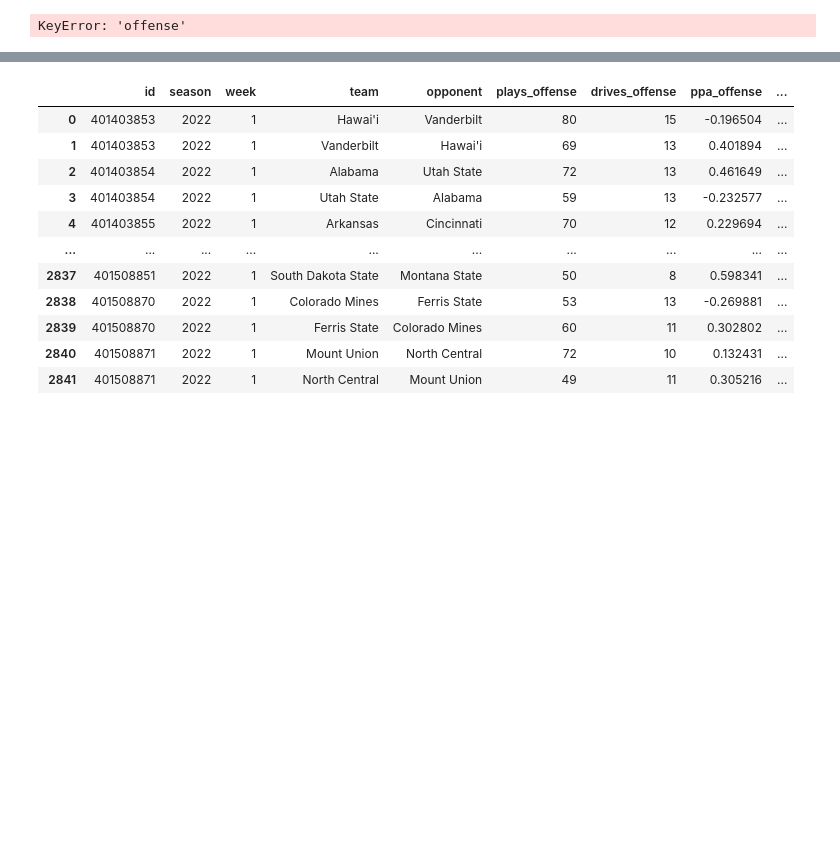
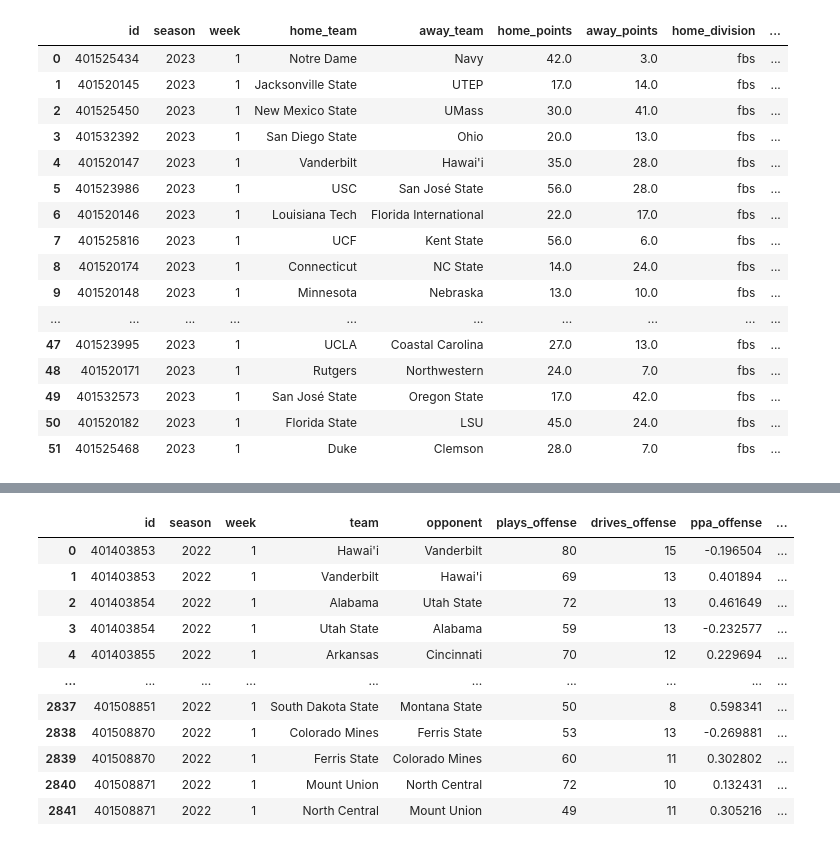
Before and after one commit to taylorlast/cfb-predictions, a Jupyter notebook: src/test_book.ipynb, the cells around one changed output, grey strips where cells are left out. Saved outputs shown, nothing was run; the diff lists cells and outputs as text; code cells hidden in the pictures; blank space fills up the shorter version.

Commit message:
updates as of week 4

```diff
--- a/src/test_book.ipynb
+++ b/src/test_book.ipynb
@@ -23,9 +23,27 @@ api_configs = load_configs(config_path=api_configs_path)
 # Auth API
 api_configuration = authenticate_api(api_key=api_configs["API_KEY"])
 # %%
-games = get_games(configuration=api_configuration, year=2022, only_fbs=True)
+games = get_games(configuration=api_configuration, year=2023, only_fbs=True, week=1)
+# %%
+games
+# %% [output]
+|  | id | season | week | home_team | away_team | home_points | away_points | home_division | ... |
+| 0 | 401525434 | 2023 | 1 | Notre Dame | Navy | 42.0 | 3.0 | fbs | ... |
+| 1 | 401520145 | 2023 | 1 | Jacksonville State | UTEP | 17.0 | 14.0 | fbs | ... |
+| 2 | 401525450 | 2023 | 1 | New Mexico State | UMass | 30.0 | 41.0 | fbs | ... |
+| 3 | 401532392 | 2023 | 1 | San Diego State | Ohio | 20.0 | 13.0 | fbs | ... |
+| 4 | 401520147 | 2023 | 1 | Vanderbilt | Hawai'i | 35.0 | 28.0 | fbs | ... |
+| 5 | 401523986 | 2023 | 1 | USC | San José State | 56.0 | 28.0 | fbs | ... |
+| 6 | 401520146 | 2023 | 1 | Louisiana Tech | Florida International | 22.0 | 17.0 | fbs | ... |
+| 7 | 401525816 | 2023 | 1 | UCF | Kent State | 56.0 | 6.0 | fbs | ... |
+| 8 | 401520174 | 2023 | 1 | Connecticut | NC State | 14.0 | 24.0 | fbs | ... |
+| 9 | 401520148 | 2023 | 1 | Minnesota | Nebraska | 13.0 | 10.0 | fbs | ... |
+| ... | ... | ... | ... | ... | ... | ... | ... | ... | ... |
+| 47 | 401523995 | 2023 | 1 | UCLA | Coastal Carolina | 27.0 | 13.0 | fbs | ... |
+| 48 | 401520171 | 2023 | 1 | Rutgers | Northwestern | 24.0 | 7.0 | fbs | ... |
+| 49 | 401532573 | 2023 | 1 | San José State | Oregon State | 17.0 | 42.0 | fbs | ... |
+| 50 | 401520182 | 2023 | 1 | Florida State | LSU | 45.0 | 24.0 | fbs | ... |
+| 51 | 401525468 | 2023 | 1 | Duke | Clemson | 28.0 | 7.0 | fbs | ... |
 # %%
-stats = get_game_stats(configuration=api_configuration, year=2022)
+stats = get_game_stats(configuration=api_configuration, year=2023, week=1)
-# %% [output]
-KeyError: 'offense'
 # %%
```
Also changed, not shown: parts of 7 cells of this notebook, 11 other files.
